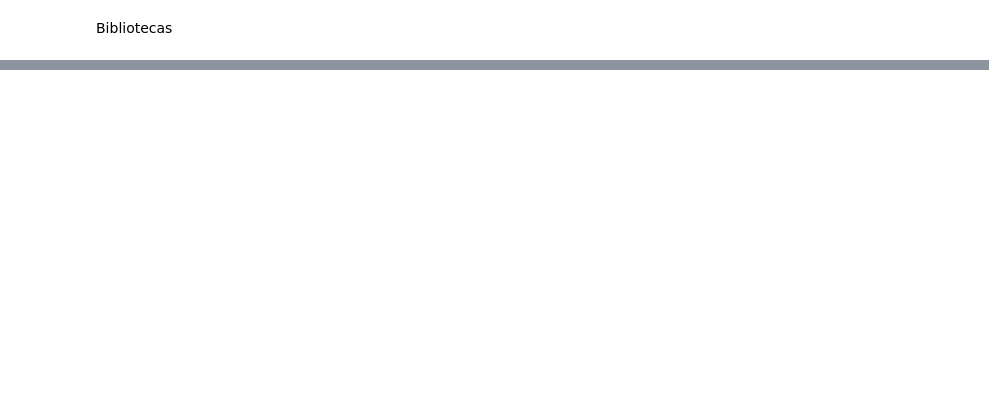
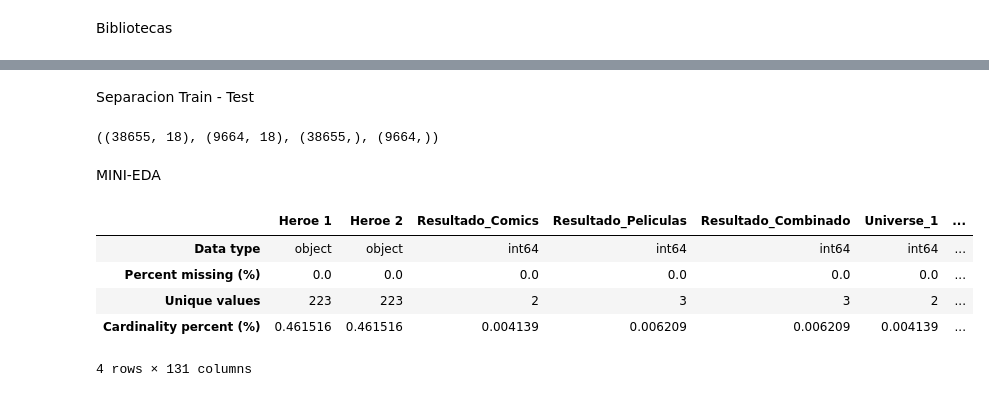
Before and after one commit to Lokhy87/Proyecto-Machine-Learning, a Jupyter notebook: Proyecto_ML.ipynb, the cells around one changed output, grey strips where cells are left out. Drawn from its saved outputs; the diff is of its cells as text; code cells hidden in the pictures; blank space fills up the shorter version.

```diff
--- a/Proyecto_ML.ipynb
+++ b/Proyecto_ML.ipynb
@@ -52,6 +68,6 @@ Limpieza de datos
 # %%
 # # Normalizacion Heroe 1 y Heroe 2
-# df_pred_battles['Heroe 1'] = df_pred_battles['Heroe 1'].str.strip().str.title()
-# df_pred_battles['Heroe 2'] = df_pred_battles['Heroe 2'].str.strip().str.title()
+df_pred_battles['Heroe 1'] = df_pred_battles['Heroe 1'].str.strip().str.title()
+df_pred_battles['Heroe 2'] = df_pred_battles['Heroe 2'].str.strip().str.title()
 
-# df_pred_battles[['Heroe 1', 'Heroe 2']].head()
+df_pred_battles[['Heroe 1', 'Heroe 2']].head()
@@ -93,0 +171,2 @@ memory usage: 11.1+ MB
+# %% [markdown]
+Separacion Train - Test
@@ -93,0 +183,17 @@ memory usage: 11.1+ MB
+# %%
+# Division datos en train y test
+X_train, X_test, y_train, y_test = train_test_split(X, y, test_size = 0.2, random_state = 42)
+X_train.shape, X_test.shape, y_train.shape, y_test.shape
+# %% [output]
+((38655, 18), (9664, 18), (38655,), (9664,))
+# %% [markdown]
+MINI-EDA
+# %%
+tl.describe_df(df_pred_battles)
+# %% [output]
+|  | Heroe 1 | Heroe 2 | Resultado_Comics | Resultado_Peliculas | Resultado_Combinado | Universe_1 | ... |
+| Data type | object | object | int64 | int64 | int64 | int64 | ... |
+| Percent missing (%) | 0.0 | 0.0 | 0.0 | 0.0 | 0.0 | 0.0 | ... |
+| Unique values | 223 | 223 | 2 | 3 | 3 | 2 | ... |
+| Cardinality percent (%) | 0.461516 | 0.461516 | 0.004139 | 0.006209 | 0.006209 | 0.004139 | ... |
+4 rows × 131 columns
```
Also changed, not shown: parts of 27 cells of this notebook, 2 other files.
